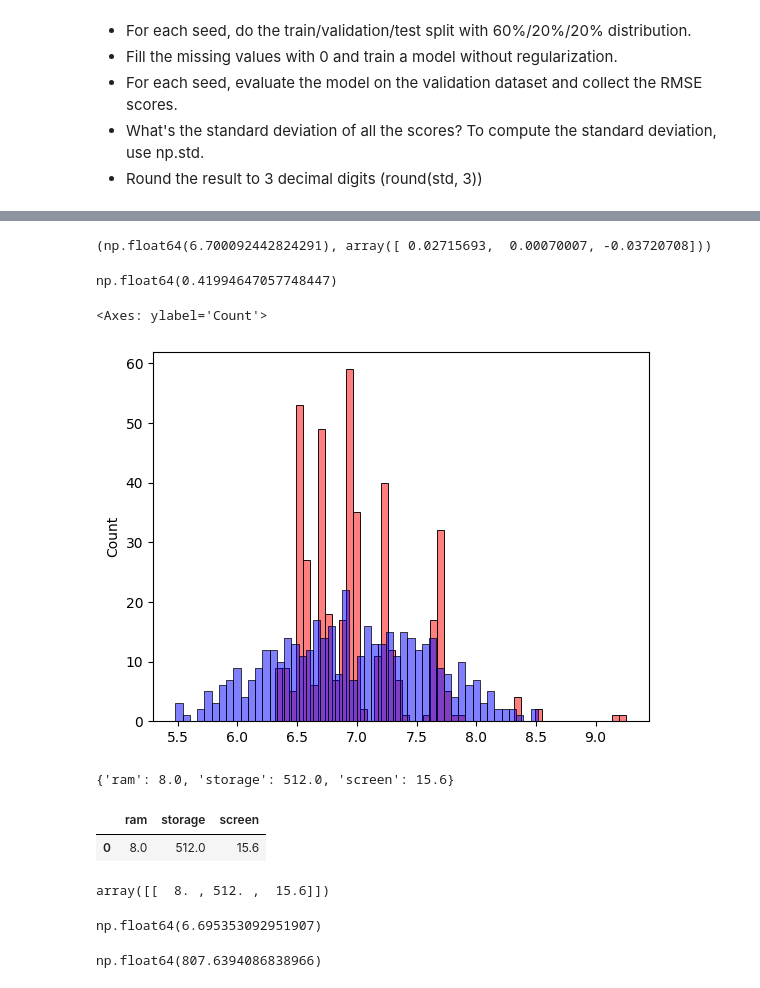
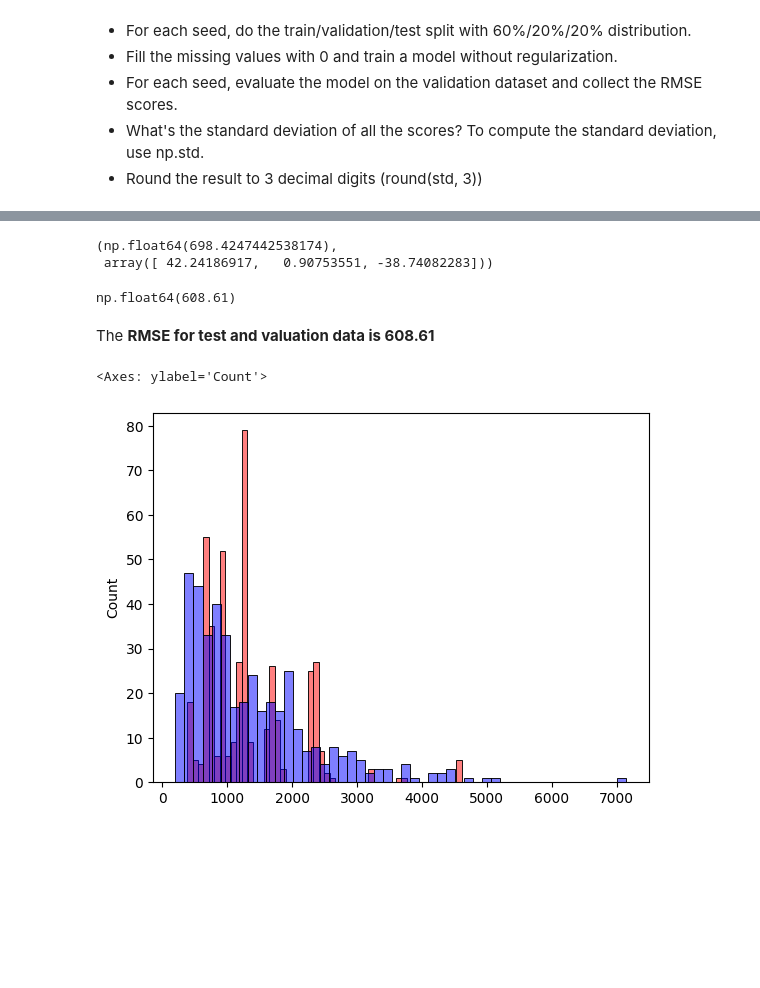
Before and after one commit to eekevall/machine-learning-zoomcamp-2024, a Jupyter notebook: 02-Car-Price-Prediction/homework-2.ipynb, the cells around one changed output, grey strips where cells are left out. Saved outputs shown, nothing was run; the diff lists cells and outputs as text; code cells hidden in the pictures; blank space fills up the shorter version.

```diff
--- a/02-Car-Price-Prediction/homework-2.ipynb
+++ b/02-Car-Price-Prediction/homework-2.ipynb
@@ -740,51 +801,23 @@ array([7.024907  , 5.30851519, 6.90649448, ..., 6.33954769, 6.60529792,
 # %%
-w0, w = train_linear_regression_reg(X_full_train, y_full_train, r=0.001)
+w0_f, w_f = train_linear_regression_reg(X_full_train, y_full_train, r=0.001)
 
-w0, w
+w0_f, w_f
 # %% [output]
-(np.float64(6.700092442824291), array([ 0.02715693,  0.00070007, -0.03720708]))
+(np.float64(698.4247442538174),
+ array([ 42.24186917,   0.90753551, -38.74082283]))
 # %%
-X_test = prepare_X(df_test)
-y_pred = w0 + X_test.dot(w)
+X_test = prepare_X0(df_test)
+y_pred = w0_f + X_test.dot(w_f)
 score = rmse(y_test, y_pred)
 
-score
+round(score, 2)
 # %% [output]
-np.float64(0.41994647057748447)
+np.float64(608.61)
+# %% [markdown]
+The **RMSE for test and valuation data is 608.61**
 # %%
-sns.histplot(y_pred, color = 'red', alpha = 0.5, bins = 50)
-sns.histplot(y_test, color = 'blue', alpha = 0.5, bins = 50)
+sns.histplot(y_pred9, color = 'red', alpha = 0.5, bins = 50)
+sns.histplot(y_test9, color = 'blue', alpha = 0.5, bins = 50)
 # %% [output]
 <Axes: ylabel='Count'>
-[figure, old version]
+[figure, new version]
-# %%
-car = df_test.iloc[20].to_dict()
-
-car
-# %% [output]
-{'ram': 8.0, 'storage': 512.0, 'screen': 15.6}
-# %%
-df_small = pd.DataFrame([car])
-
-df_small
-# %% [output]
-|  | ram | storage | screen |
-| 0 | 8.0 | 512.0 | 15.6 |
-# %%
-X_small = prepare_X(df_small)
-
-X_small
-# %% [output]
-array([[  8. , 512. ,  15.6]])
-# %%
-y_pred = w0 + X_small.dot(w)
-
-y_pred = y_pred[0]
-
-y_pred
-# %% [output]
-np.float64(6.695353092951907)
-# %%
-np.expm1(y_pred)
-# %% [output]
-np.float64(807.6394086838966)
```
Also changed, not shown: parts of 53 cells of this notebook, 1 other file.
